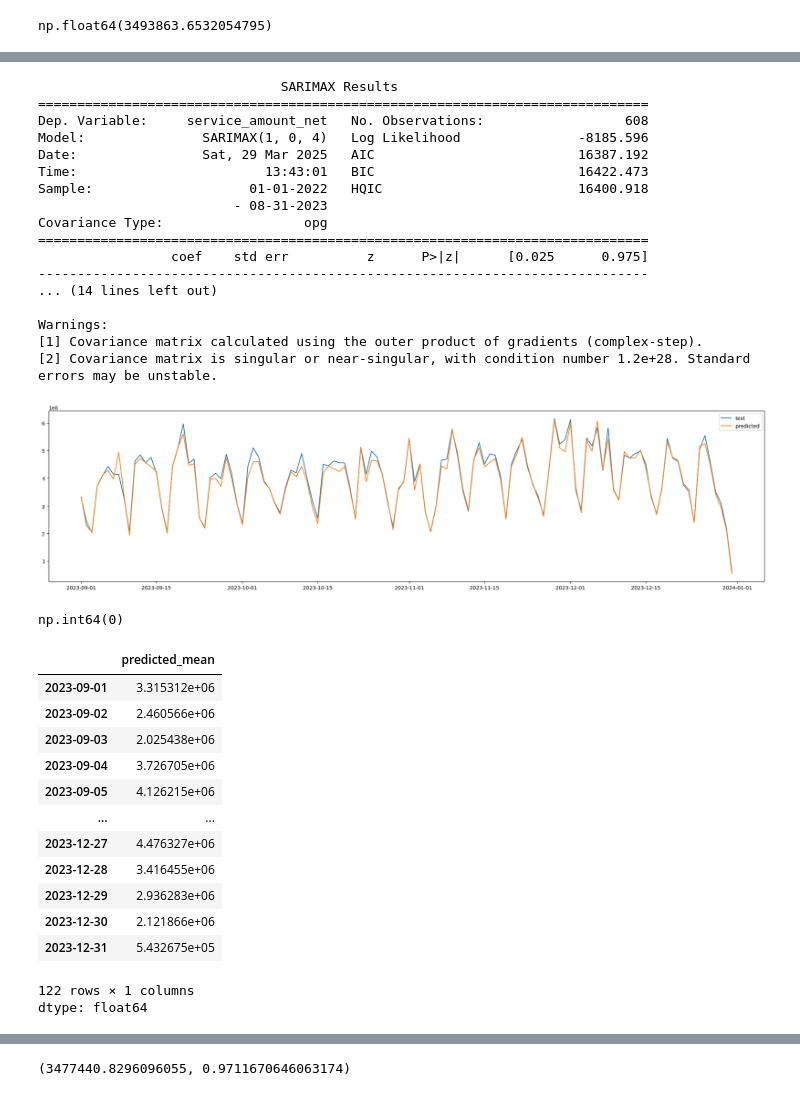
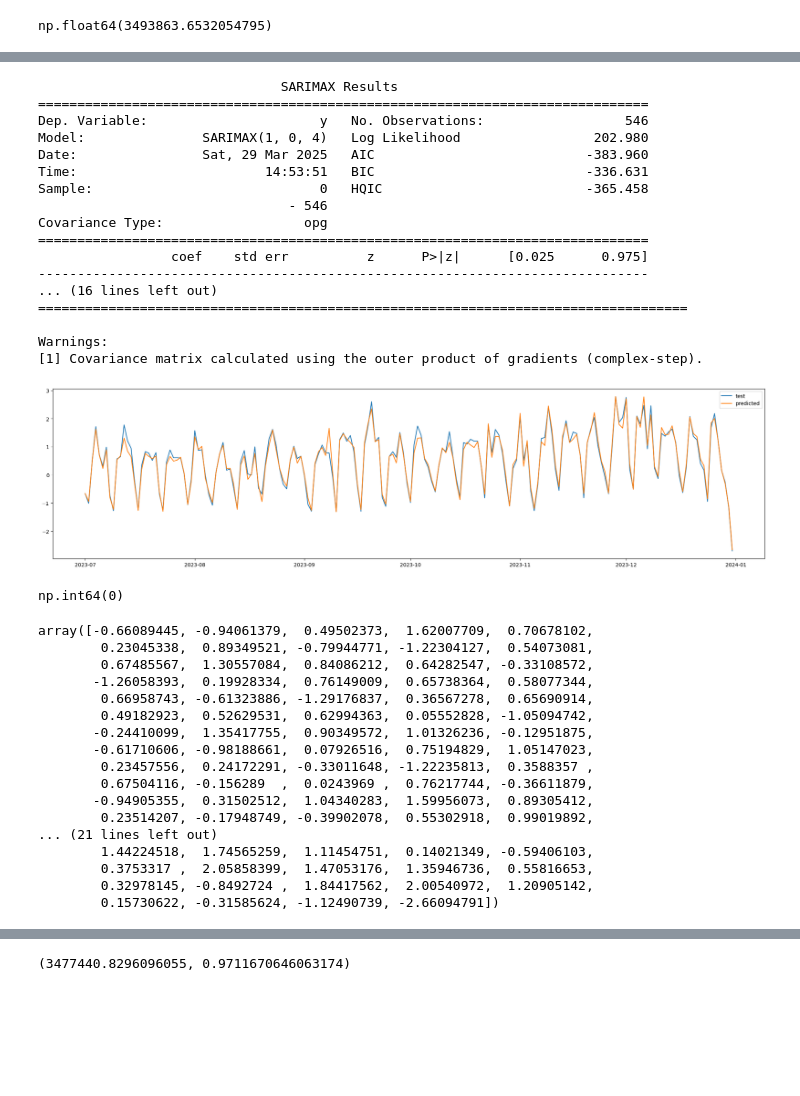
Before and after one commit to CCCXIV314/Sber, a Jupyter notebook: Sber_data_research.ipynb, the cells around one changed output, grey strips where cells are left out. Drawn from its saved outputs; the diff is of its cells as text; code cells hidden in the pictures; blank space fills up the shorter version.

```diff
--- a/Sber_data_research.ipynb
+++ b/Sber_data_research.ipynb
@@ -637,8 +667,8 @@ np.float64(3493863.6532054795)
 # %%
 unique_months = aggregated_data['service_date_month'].unique()
 
-train_months = unique_months[:20]
-test_months = unique_months[-4:]
+train_months = unique_months[:18]
+test_months = unique_months[-6:]
 
 X_train = aggregated_data[aggregated_data['service_date_month'].isin(train_months)]
 X_test = aggregated_data[aggregated_data['service_date_month'].isin(test_months)]
@@ -646,11 +676,11 @@ X_test = aggregated_data[aggregated_data['service_date_month'].isin(test_months)
 X_train.drop(columns=['service_date_month'])
 X_test.drop(columns=['service_date_month'])
 
-y_train = X_train['service_amount_net']
-y_test = X_test['service_amount_net']
+y_train = X_train[['service_amount_net']]
+y_test = X_test[['service_amount_net']]
 
-X_train_ex=X_train[['service_code_mean', ]]
-X_test_ex=X_test[['service_code_mean']]
+X_train_ex=X_train[['service_code_mean', 'correction_count', 'amount_std', 'is_hospital']] # 'delta_seconds'
+X_test_ex=X_test[['service_code_mean', 'correction_count', 'amount_std', 'is_hospital']] # 'delta_seconds'
 
 #'year', 'month', 'hour', 'day', 'weekday_name', 'weekends',  'holidays',  'patient_id', 'service_code', 'service_name', 'is_hospital','delta_seconds', , 'service_name'
 
@@ -658,53 +688,56 @@ sd = StandardScaler()
 X_train_ex = sd.fit_transform(X_train_ex)
 X_test_ex = sd.transform(X_test_ex)
 
+# y_train = sd.fit_transform(y_train)
+# y_test = sd.transform(y_test)
+
 mod = SARIMAX(y_train,
               exog=X_train_ex,
-              order=(1,0,4),
-              trend=[1, 0],
-              season_order=(1, 1, 1, 12)
+              order=(1, 0, 4), # 1, 0, 4
+              trend=[1, 0], # 1, 0
+              season_order=(1, 1, 1, 12) # 1, 1, 1
               )
 
 res = mod.fit()
 print(res.summary())
 forecast = res.forecast(steps=X_test.shape[0], exog=X_test_ex)
 
 plt.figure(figsize=(25, 6))
 
 #plt.plot(X_train.index, y_train, label='train')
 plt.plot(X_test.index, y_test, label='test')
 plt.plot(X_test.index, forecast, label='predicted')
 plt.legend()
 plt.show()
 
 
 # start = len(X_train)
 # end = len(X_train) + len(X_test) - 1
 # prediction = res.predict(start, end, exog=X_test_ex)
 
 # prediction.index = X_test.index
 
 # ax = X_test['service_amount_net'].plot(legend=True)
 # prediction.plot(legend=True, ax=ax)
 # %% [output]
                                SARIMAX Results
 ==============================================================================
-Dep. Variable:     service_amount_net   No. Observations:                  608
-Model:               SARIMAX(1, 0, 4)   Log Likelihood               -8185.596
-Date:                Sat, 29 Mar 2025   AIC                          16387.192
-Time:                        13:43:01   BIC                          16422.473
-Sample:                    01-01-2022   HQIC                         16400.918
-                         - 08-31-2023
+Dep. Variable:                      y   No. Observations:                  546
+Model:               SARIMAX(1, 0, 4)   Log Likelihood                 202.980
+Date:                Sat, 29 Mar 2025   AIC                           -383.960
+Time:                        14:53:51   BIC                           -336.631
+Sample:                             0   HQIC                          -365.458
+                                - 546
 Covariance Type:                  opg
 ==============================================================================
                  coef    std err          z      P>|z|      [0.025      0.975]
 ------------------------------------------------------------------------------
-... (14 lines left out)
+... (16 lines left out)
+===================================================================================
 
 Warnings:
 [1] Covariance matrix calculated using the outer product of gradients (complex-step).
-[2] Covariance matrix is singular or near-singular, with condition number 1.2e+28. Standard errors may be unstable.
-[figure, old version]
+[figure, new version]
 # %%
 (prediction.values < 0).sum()
 # %% [output]
@@ -712,20 +745,23 @@ np.int64(0)
 # %%
 forecast
 # %% [output]
-|  | predicted_mean |
-| 2023-09-01 | 3.315312e+06 |
-| 2023-09-02 | 2.460566e+06 |
-| 2023-09-03 | 2.025438e+06 |
-| 2023-09-04 | 3.726705e+06 |
-| 2023-09-05 | 4.126215e+06 |
-| ... | ... |
-| 2023-12-27 | 4.476327e+06 |
-| 2023-12-28 | 3.416455e+06 |
-| 2023-12-29 | 2.936283e+06 |
-| 2023-12-30 | 2.121866e+06 |
-| 2023-12-31 | 5.432675e+05 |
-122 rows × 1 columns
-dtype: float64
+array([-0.66089445, -0.94061379,  0.49502373,  1.62007709,  0.70678102,
+        0.23045338,  0.89349521, -0.79944771, -1.22304127,  0.54073081,
+        0.67485567,  1.30557084,  0.84086212,  0.64282547, -0.33108572,
+       -1.26058393,  0.19928334,  0.76149009,  0.65738364,  0.58077344,
+        0.66958743, -0.61323886, -1.29176837,  0.36567278,  0.65690914,
+        0.49182923,  0.52629531,  0.62994363,  0.05552828, -1.05094742,
+       -0.24410099,  1.35417755,  0.90349572,  1.01326236, -0.12951875,
+       -0.61710606, -0.98188661,  0.07926516,  0.75194829,  1.05147023,
+        0.23457556,  0.24172291, -0.33011648, -1.22235813,  0.3588357 ,
+        0.67504116, -0.156289  ,  0.0243969 ,  0.76217744, -0.36611879,
+       -0.94905355,  0.31502512,  1.04340283,  1.59956073,  0.89305412,
+        0.23514207, -0.17948749, -0.39902078,  0.55302918,  0.99019892,
+... (21 lines left out)
+        1.44224518,  1.74565259,  1.11454751,  0.14021349, -0.59406103,
+        0.3753317 ,  2.05858399,  1.47053176,  1.35946736,  0.55816653,
+        0.32978145, -0.8492724 ,  1.84417562,  2.00540972,  1.20905142,
+        0.15730622, -0.31585624, -1.12490739, -2.66094791])
 # %%
 from copy import deepcopy
 from sklearn.metrics import mean_squared_error, mean_absolute_error, mean_absolute_percentage_error
```
Also changed, not shown: parts of 6 cells of this notebook.
